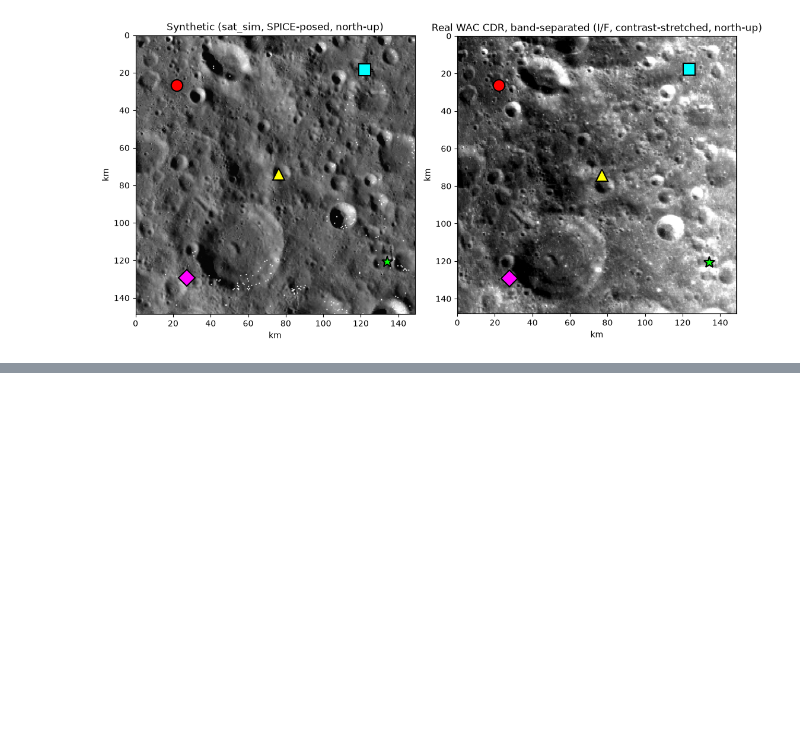
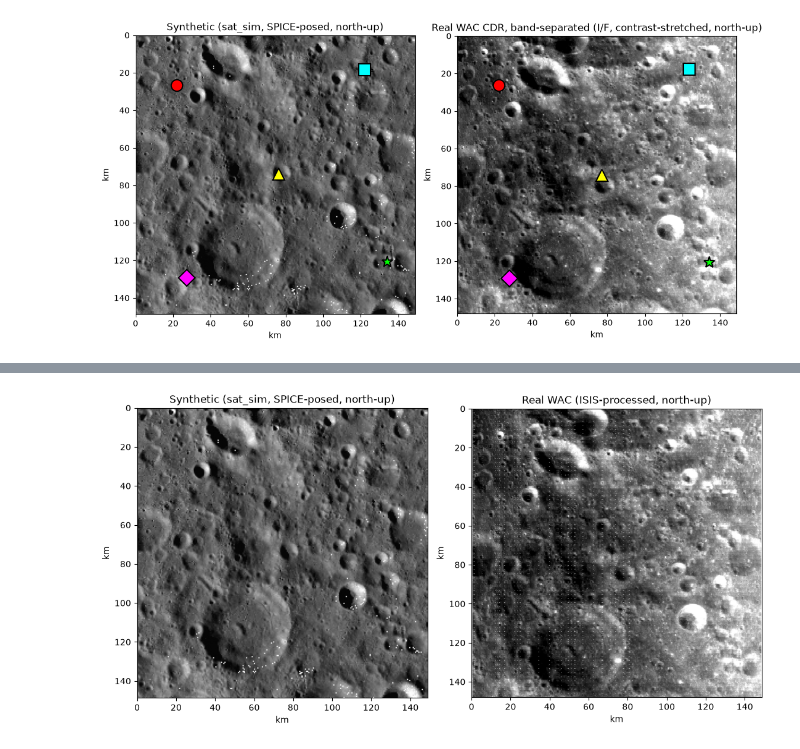
Before and after one commit to trey0/trntest, a Jupyter notebook: notebooks/lunar_sat_sim_demo.ipynb, the cells around one changed output, grey strips where cells are left out. Saved outputs shown, nothing was run; the diff lists cells and outputs as text; code cells hidden in the pictures; blank space fills up the shorter version.

```diff
--- a/notebooks/lunar_sat_sim_demo.ipynb
+++ b/notebooks/lunar_sat_sim_demo.ipynb
@@ -173,3 +179,9 @@ plotting.plot_comparison(camera, tie_point_results, vis_mosaic, rotations, rende
+# %%
+stitched = isis_wac.run_pipeline(camera, frame_timing, session.config)
+# %%
+plotting.plot_isis_comparison(camera, render_result.rendered_tif, stitched.cub_path, isis_wac.crop_window_for_camera(camera), rotations);
+# %% [output]
+[figure, added]
 # %% [markdown]
 ## Summary
 
```
Also changed, not shown: parts of 3 cells of this notebook, 7 other files.
